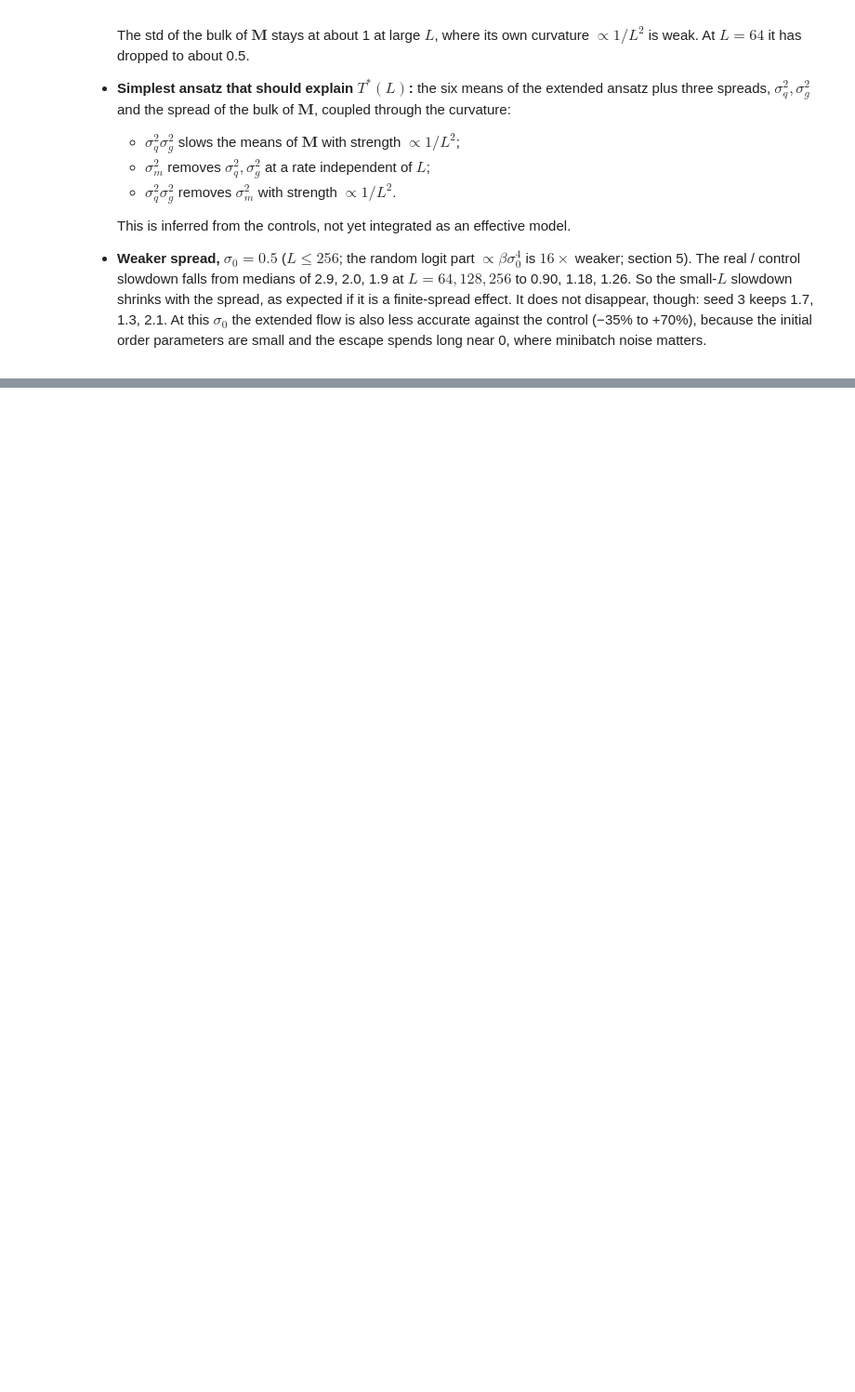
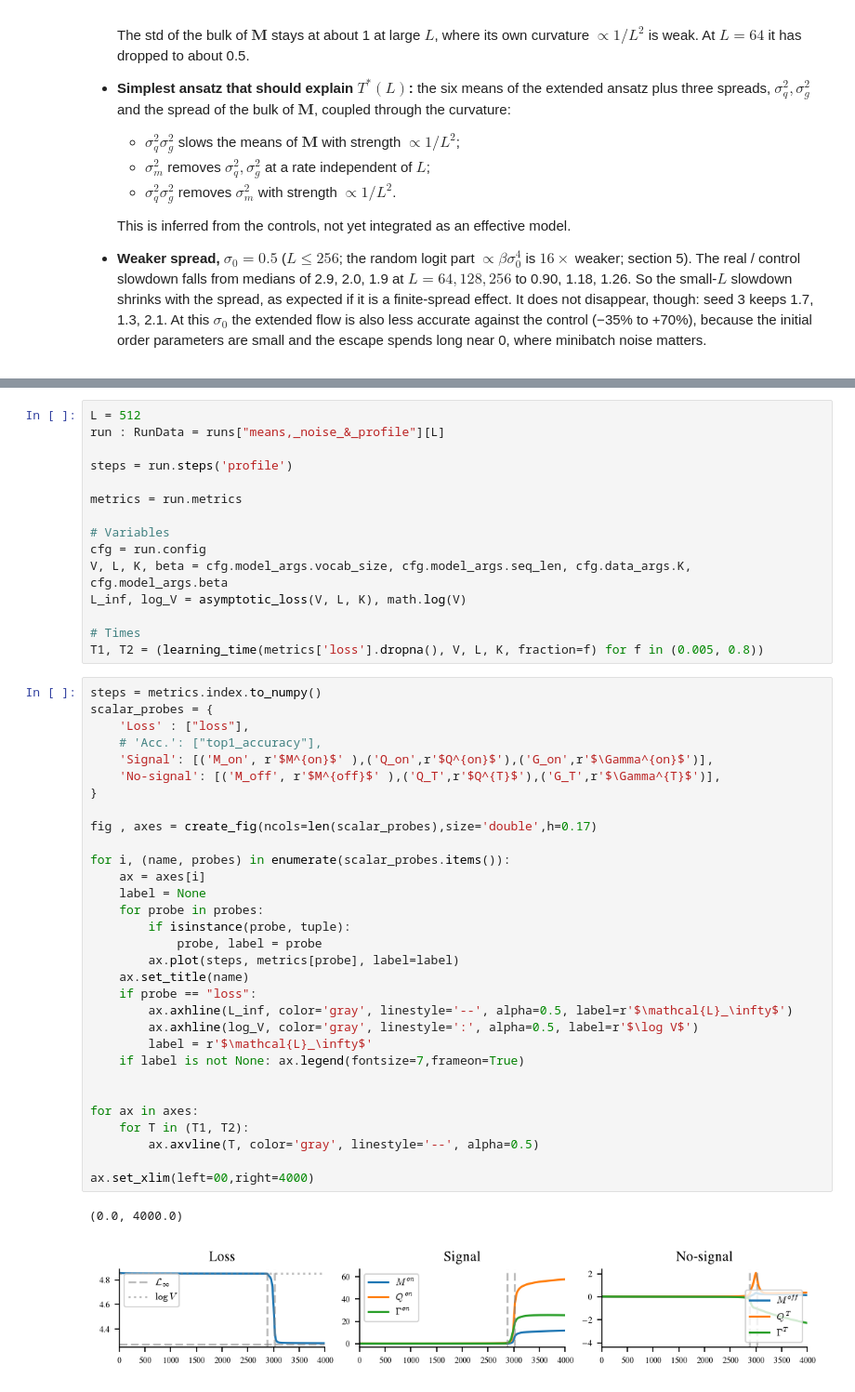
Before and after one commit to CristopherErazo/InContextLearning, a Jupyter notebook: notebooks/26-10-04_L_sweep_effective.ipynb, the cells around one changed output, grey strips where cells are left out. Shown at 93% size. Saved outputs shown, nothing was run; the diff lists cells and outputs as text; blank space fills up the shorter version.

```diff
--- a/notebooks/26-10-04_L_sweep_effective.ipynb
+++ b/notebooks/26-10-04_L_sweep_effective.ipynb
@@ -312,0 +411,49 @@ plt.show()
+# %%
+L = 512
+run : RunData = runs["means,_noise_&_profile"][L]
+
+steps = run.steps('profile')
+
+metrics = run.metrics
+
+# Variables
+cfg = run.config
+V, L, K, beta = cfg.model_args.vocab_size, cfg.model_args.seq_len, cfg.data_args.K, cfg.model_args.beta
+L_inf, log_V = asymptotic_loss(V, L, K), math.log(V)
+
+# Times
+T1, T2 = (learning_time(metrics['loss'].dropna(), V, L, K, fraction=f) for f in (0.005, 0.8))
+# %%
+steps = metrics.index.to_numpy()
+scalar_probes = {
+    'Loss' : ["loss"],
+    # 'Acc.': ["top1_accuracy"],
+    'Signal': [('M_on', r'$M^{on}$' ),('Q_on',r'$Q^{on}$'),('G_on',r'$\Gamma^{on}$')],
+    'No-signal': [('M_off', r'$M^{off}$' ),('Q_T',r'$Q^{T}$'),('G_T',r'$\Gamma^{T}$')],
+}
+
+fig , axes = create_fig(ncols=len(scalar_probes),size='double',h=0.17)
+
+for i, (name, probes) in enumerate(scalar_probes.items()):
+    ax = axes[i]
+    label = None
+    for probe in probes:
+        if isinstance(probe, tuple):
+            probe, label = probe
+        ax.plot(steps, metrics[probe], label=label)
+    ax.set_title(name)
+    if probe == "loss":
+        ax.axhline(L_inf, color='gray', linestyle='--', alpha=0.5, label=r'$\mathcal{L}_\infty$')
+        ax.axhline(log_V, color='gray', linestyle=':', alpha=0.5, label=r'$\log V$')
+        label = r'$\mathcal{L}_\infty$'
+    if label is not None: ax.legend(fontsize=7,frameon=True)
+
+
+for ax in axes:
+    for T in (T1, T2):
+        ax.axvline(T, color='gray', linestyle='--', alpha=0.5)
+
+ax.set_xlim(left=00,right=4000)
+# %% [output]
+(0.0, 4000.0)
+[figure, added]
```
Also changed, not shown: parts of 14 cells of this notebook, 7 other files.
